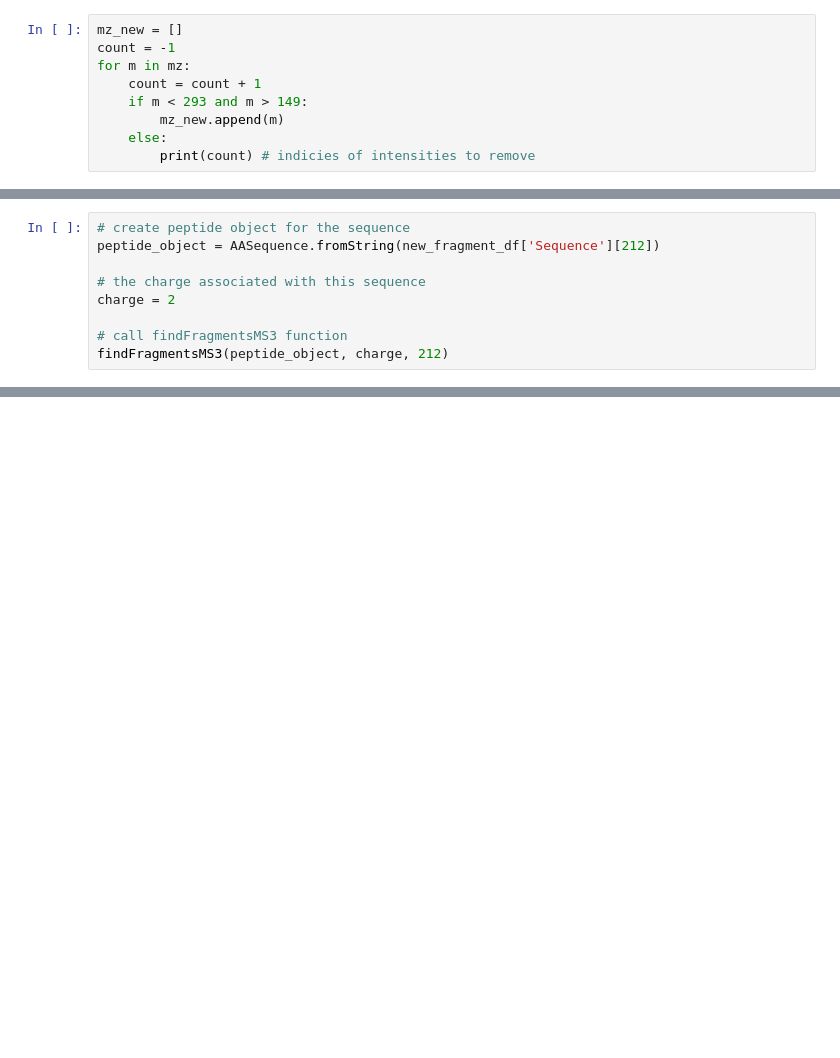
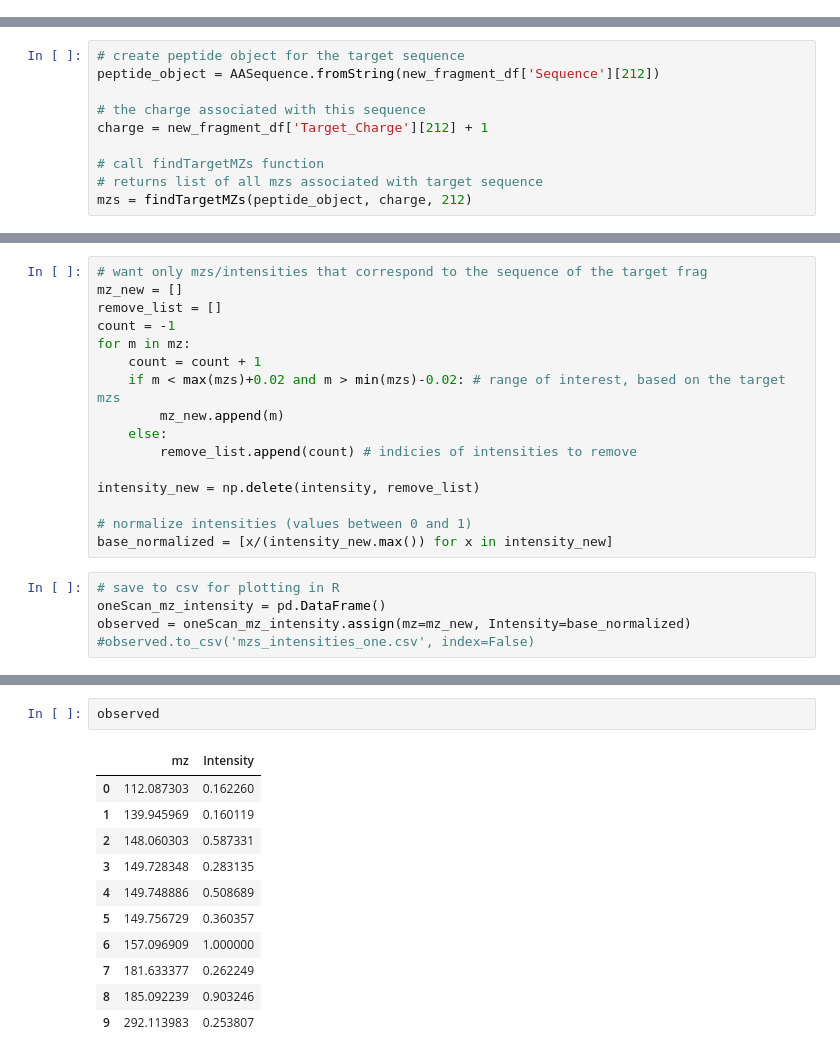
Before and after one commit to miaruppel/DeNovo, a Jupyter notebook: Pretrained_prosit.ipynb, the cells around one changed output, grey strips where cells are left out. Drawn from its saved outputs; the diff is of its cells as text; blank space fills up the shorter version.

Commit message:
Attempting to format data to calculate spectral angle

```diff
--- a/Pretrained_prosit.ipynb
+++ b/Pretrained_prosit.ipynb
@@ -47,9 +56,0 @@ mz, intensity = s.get_peaks()
-# %%
-mz_new = []
-count = -1
-for m in mz:
-    count = count + 1
-    if m < 293 and m > 149:
-        mz_new.append(m)
-    else:
-        print(count) # indicies of intensities to remove
@@ -157,9 +112,10 @@ def findFragmentsMS3(peptide_object, charge, i):
 # %%
-# create peptide object for the sequence
+# create peptide object for the target sequence
 peptide_object = AASequence.fromString(new_fragment_df['Sequence'][212])
 
 # the charge associated with this sequence
-charge = 2
+charge = new_fragment_df['Target_Charge'][212] + 1
 
-# call findFragmentsMS3 function
-findFragmentsMS3(peptide_object, charge, 212)
+# call findTargetMZs function
+# returns list of all mzs associated with target sequence
+mzs = findTargetMZs(peptide_object, charge, 212)
@@ -174,0 +122,21 @@ findFragmentsMS3(peptide_object, charge, 212)
+# %%
+# want only mzs/intensities that correspond to the sequence of the target frag
+mz_new = []
+remove_list = []
+count = -1
+for m in mz:
+    count = count + 1
+    if m < max(mzs)+0.02 and m > min(mzs)-0.02: # range of interest, based on the target mzs
+        mz_new.append(m)
+    else:
+        remove_list.append(count) # indicies of intensities to remove
+
+intensity_new = np.delete(intensity, remove_list)
+
+# normalize intensities (values between 0 and 1)
+base_normalized = [x/(intensity_new.max()) for x in intensity_new]
+# %%
+# save to csv for plotting in R
+oneScan_mz_intensity = pd.DataFrame()
+observed = oneScan_mz_intensity.assign(mz=mz_new, Intensity=base_normalized)
+#observed.to_csv('mzs_intensities_one.csv', index=False)
@@ -174,0 +159,14 @@ findFragmentsMS3(peptide_object, charge, 212)
+# %%
+observed
+# %% [output]
+|  | mz | Intensity |
+| 0 | 112.087303 | 0.162260 |
+| 1 | 139.945969 | 0.160119 |
+| 2 | 148.060303 | 0.587331 |
+| 3 | 149.728348 | 0.283135 |
+| 4 | 149.748886 | 0.508689 |
+| 5 | 149.756729 | 0.360357 |
+| 6 | 157.096909 | 1.000000 |
+| 7 | 181.633377 | 0.262249 |
+| 8 | 185.092239 | 0.903246 |
+| 9 | 292.113983 | 0.253807 |
```
Also changed, not shown: parts of 32 cells of this notebook, 15 other files.
